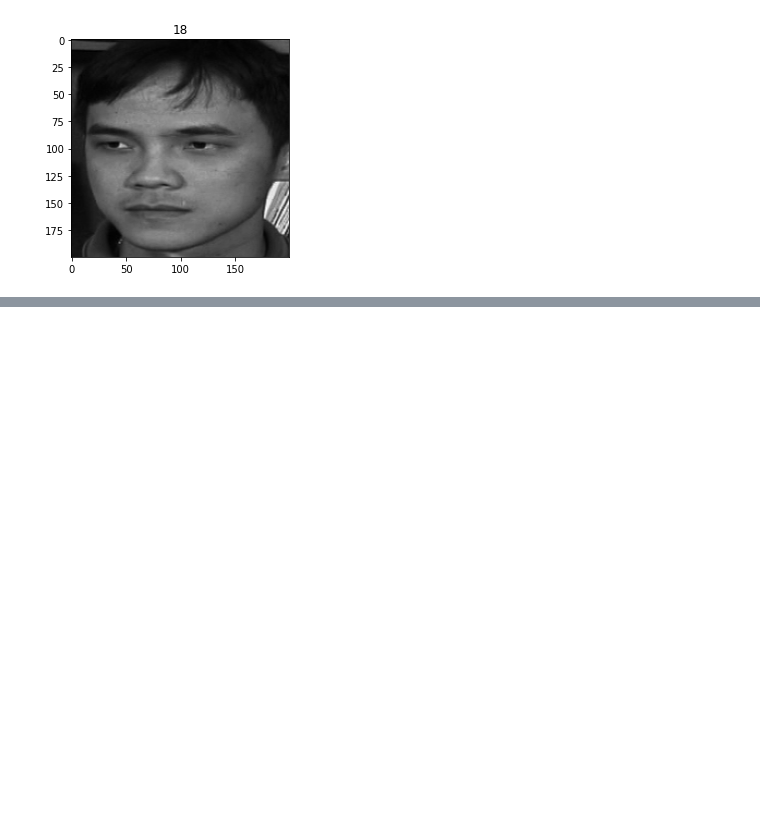
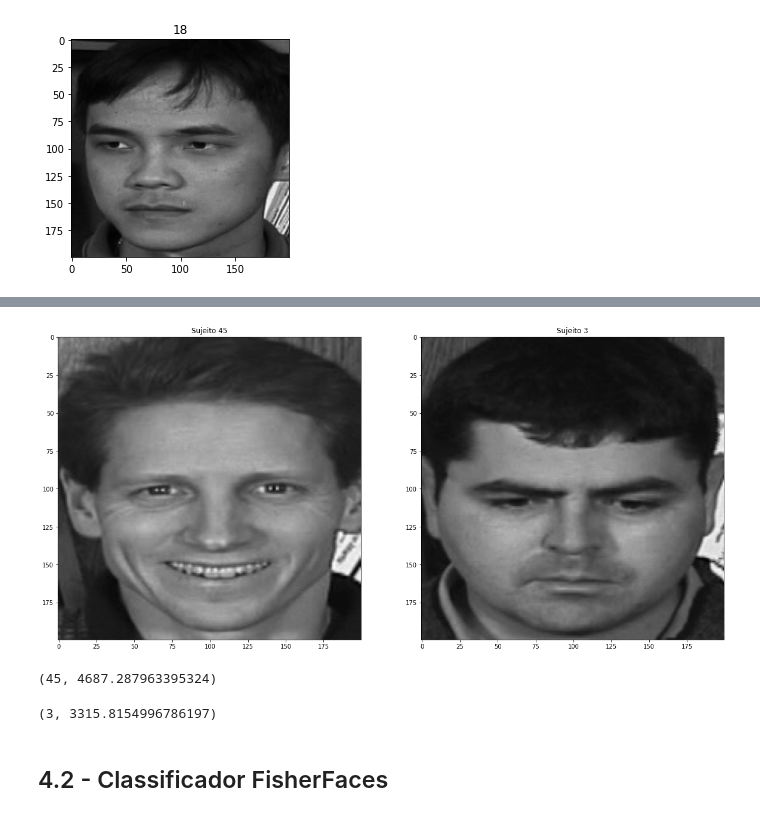
Before and after one commit to bizzomateus/computer-vision, a Jupyter notebook: aula_4.ipynb, the cells around one changed output, grey strips where cells are left out. Cells and saved outputs as stored; diff of their text form; code cells hidden in the pictures; blank space fills up the shorter version.

```diff
--- a/aula_4.ipynb
+++ b/aula_4.ipynb
@@ -155,0 +160,26 @@ AttributeError: module 'cv2.cv2' has no attribute 'face'
+# %%
+plt.figure(figsize=(20,20))
+
+plt.subplot(121)
+plt.title('Sujeito ' + str(sujeitos_teste[6]))
+plt.imshow(dados_teste[6], cmap="gray")
+
+plt.subplot(122)
+plt.title('Sujeito ' + str(sujeitos_teste[7]))
+plt.imshow(dados_teste[7], cmap="gray")
+
+plt.show()
+# %% [output]
+[figure, added]
+# %%
+predicao = modelo_eigenfaces.predict(dados_teste[6])
+predicao
+# %% [output]
+(45, 4687.287963395324)
+# %%
+predicao = modelo_eigenfaces.predict(dados_teste[7])
+predicao
+# %% [output]
+(3, 3315.8154996786197)
+# %% [markdown]
+## 4.2 - Classificador FisherFaces
```
Also changed, not shown: parts of 26 cells of this notebook, 8 other files.
